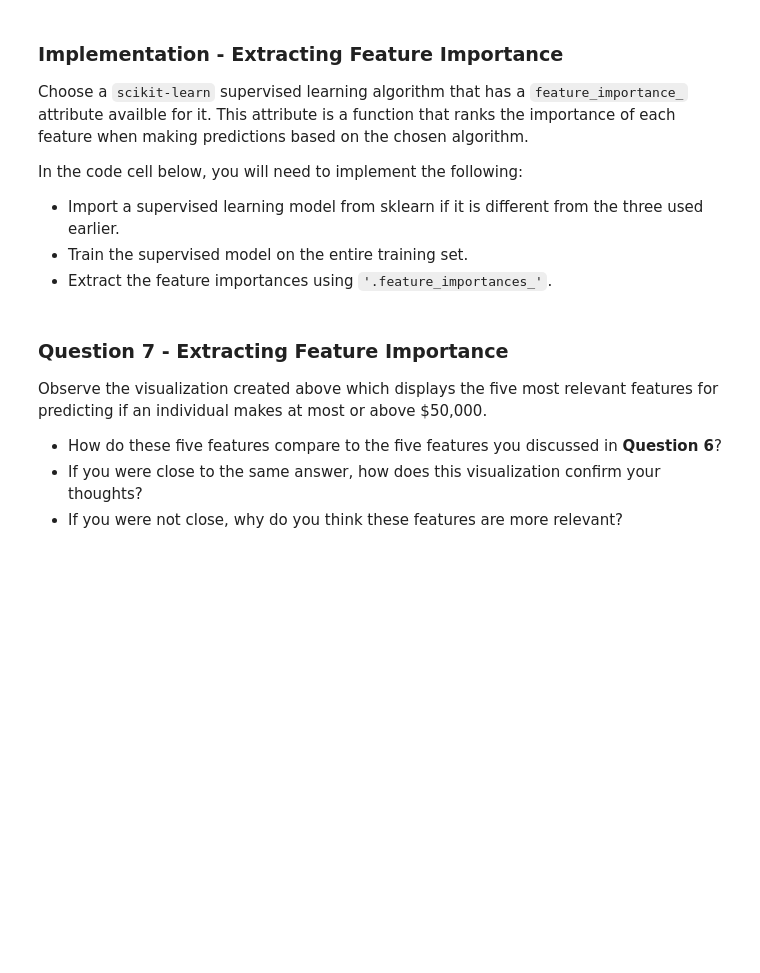
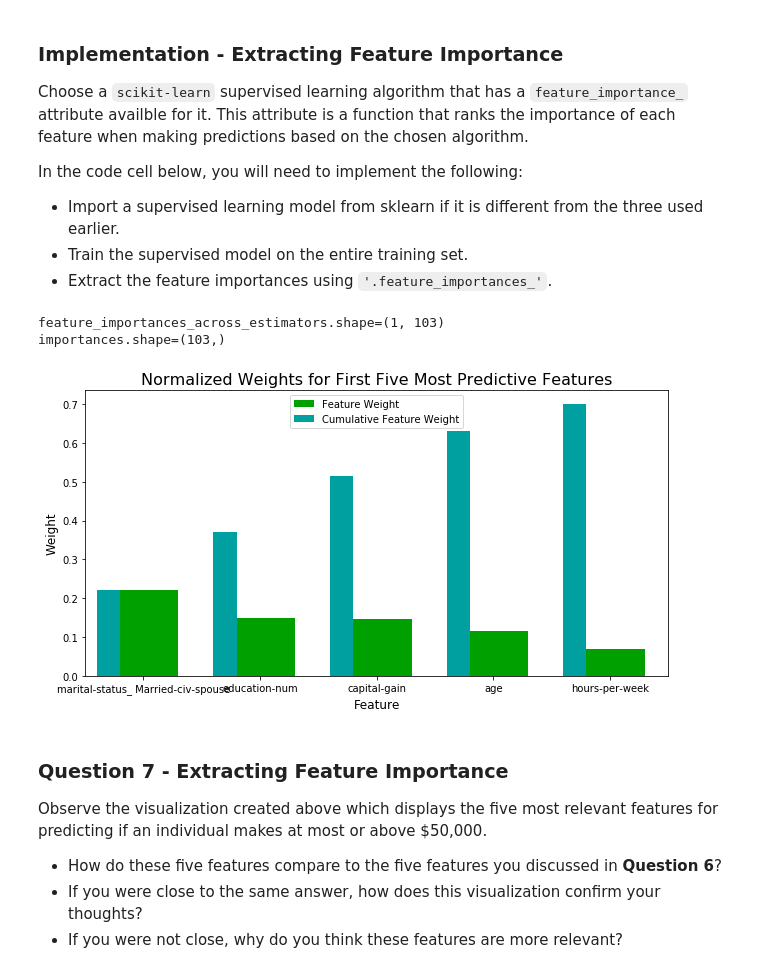
Before and after one commit to benvenutto/DSND_Term1, a Jupyter notebook: projects/p1_charityml/finding_donors.ipynb, the cells around one changed output. Drawn from its saved outputs; the diff is of its cells as text; code cells hidden in the pictures; blank space fills up the shorter version.

```diff
--- a/projects/p1_charityml/finding_donors.ipynb
+++ b/projects/p1_charityml/finding_donors.ipynb
@@ -575,15 +627,31 @@ In the code cell below, you will need to implement the following:
 # %%
 # TODO: Import a supervised learning model that has 'feature_importances_'
 
 
 # TODO: Train the supervised model on the training set using .fit(X_train, y_train)
-model = None
+dtc = DecisionTreeClassifier(max_features=0.8, min_samples_split=13)
+model = BaggingClassifier(base_estimator=dtc, n_estimators=50, max_samples=0.8, random_state=RANDOM_SEED)
+model.fit(X_train, y_train)
 
 # TODO: Extract the feature importances using .feature_importances_
-importances = None
+feature_importances_across_estimators = None
+for estimator in model.estimators_:
+    if feature_importances_across_estimators is None:
+        feature_importances_across_estimators = np.array(estimator.feature_importances_).reshape((1, -1))
+        print(f'feature_importances_across_estimators.shape={feature_importances_across_estimators.shape}')
+    else:
+        feature_importances_across_estimators = np.vstack((feature_importances_across_estimators,
+                                                               estimator.feature_importances_))
+
+importances = np.mean(feature_importances_across_estimators, axis=0)
+print(f'importances.shape={importances.shape}')
 
 # Plot
 vs.feature_plot(importances, X_train, y_train)
+# %% [output]
+feature_importances_across_estimators.shape=(1, 103)
+importances.shape=(103,)
+[figure, added]
 # %% [markdown]
 ### Question 7 - Extracting Feature Importance
 
```
Also changed, not shown: parts of 15 cells of this notebook, 4 other files.
